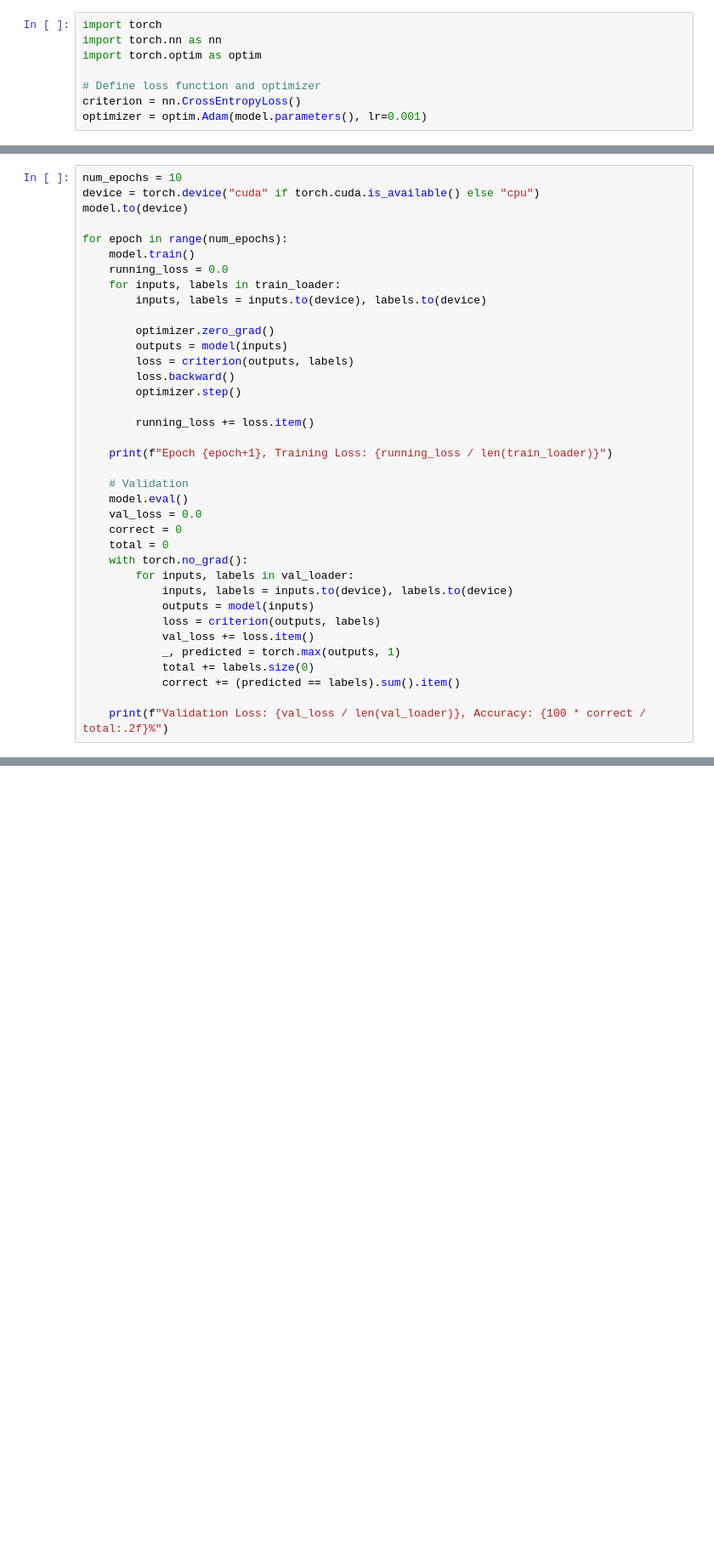
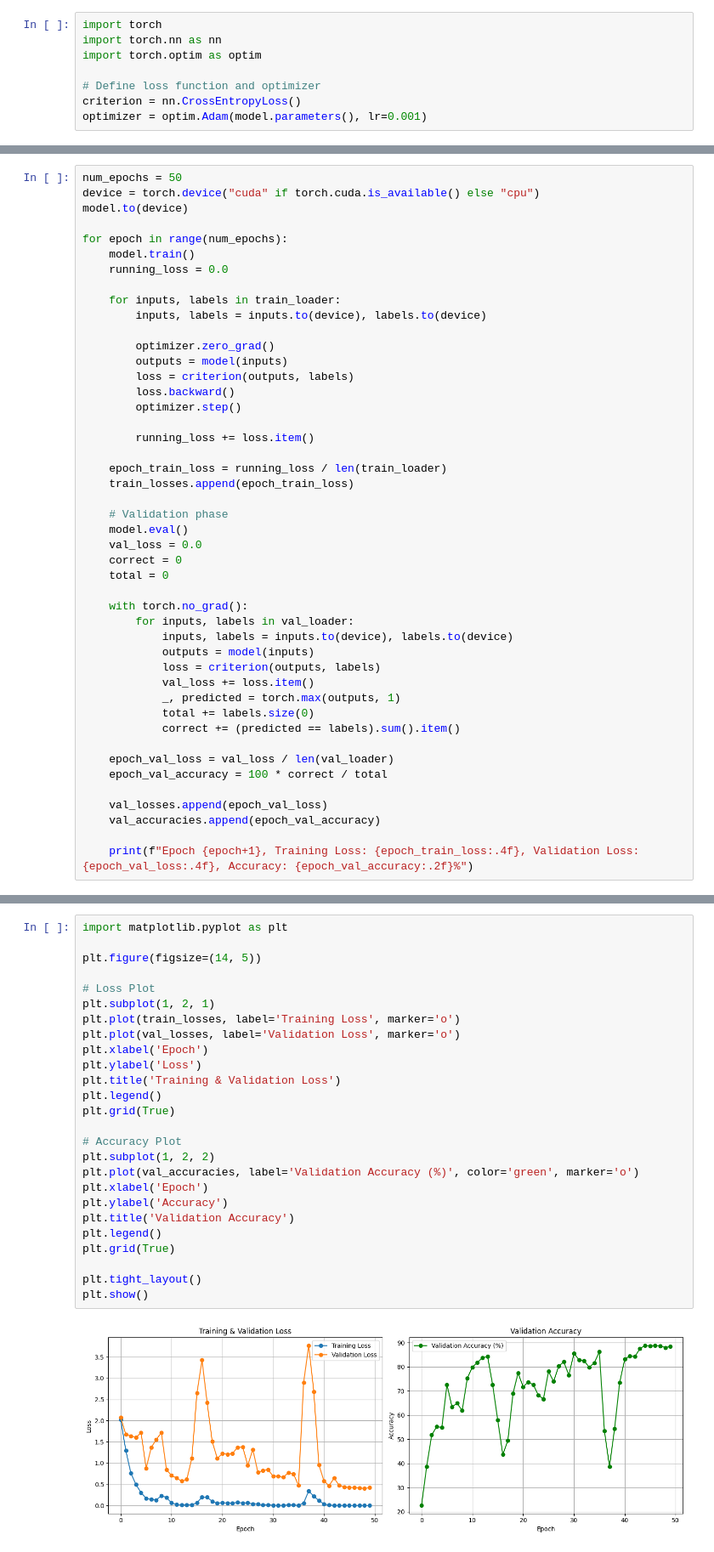
Before and after one commit to aliknot/facial-emotion-recognition, a Jupyter notebook: facial-emotion-recognition.ipynb, the cells around one changed output, grey strips where cells are left out. Shown at 85% size. Drawn from its saved outputs; the diff is of its cells as text; blank space fills up the shorter version.

Commit message:
Improved accuracy, and added plots for modeling

```diff
--- a/facial-emotion-recognition.ipynb
+++ b/facial-emotion-recognition.ipynb
@@ -593,11 +595,12 @@ optimizer = optim.Adam(model.parameters(), lr=0.001)
 # %%
-num_epochs = 10
+num_epochs = 50
 device = torch.device("cuda" if torch.cuda.is_available() else "cpu")
 model.to(device)
 
 for epoch in range(num_epochs):
     model.train()
     running_loss = 0.0
+
     for inputs, labels in train_loader:
         inputs, labels = inputs.to(device), labels.to(device)
 
@@ -609,13 +612,15 @@ for epoch in range(num_epochs):
 
         running_loss += loss.item()
 
-    print(f"Epoch {epoch+1}, Training Loss: {running_loss / len(train_loader)}")
+    epoch_train_loss = running_loss / len(train_loader)
+    train_losses.append(epoch_train_loss)
 
-    # Validation
+    # Validation phase
     model.eval()
     val_loss = 0.0
     correct = 0
     total = 0
+
     with torch.no_grad():
         for inputs, labels in val_loader:
             inputs, labels = inputs.to(device), labels.to(device)
@@ -626,5 +631,11 @@ for epoch in range(num_epochs):
             total += labels.size(0)
             correct += (predicted == labels).sum().item()
 
-    print(f"Validation Loss: {val_loss / len(val_loader)}, Accuracy: {100 * correct / total:.2f}%")
+    epoch_val_loss = val_loss / len(val_loader)
+    epoch_val_accuracy = 100 * correct / total
+
+    val_losses.append(epoch_val_loss)
+    val_accuracies.append(epoch_val_accuracy)
+
+    print(f"Epoch {epoch+1}, Training Loss: {epoch_train_loss:.4f}, Validation Loss: {epoch_val_loss:.4f}, Accuracy: {epoch_val_accuracy:.2f}%")
 # %% [output]
@@ -667,0 +676,28 @@ Test Loss: 1.885209125422296, Accuracy: 58.850931677018636%
+# %%
+import matplotlib.pyplot as plt
+
+plt.figure(figsize=(14, 5))
+
+# Loss Plot
+plt.subplot(1, 2, 1)
+plt.plot(train_losses, label='Training Loss', marker='o')
+plt.plot(val_losses, label='Validation Loss', marker='o')
+plt.xlabel('Epoch')
+plt.ylabel('Loss')
+plt.title('Training & Validation Loss')
+plt.legend()
+plt.grid(True)
+
+# Accuracy Plot
+plt.subplot(1, 2, 2)
+plt.plot(val_accuracies, label='Validation Accuracy (%)', color='green', marker='o')
+plt.xlabel('Epoch')
+plt.ylabel('Accuracy')
+plt.title('Validation Accuracy')
+plt.legend()
+plt.grid(True)
+
+plt.tight_layout()
+plt.show()
+# %% [output]
+[figure, added]
```
Also changed, not shown: parts of 13 cells of this notebook.
